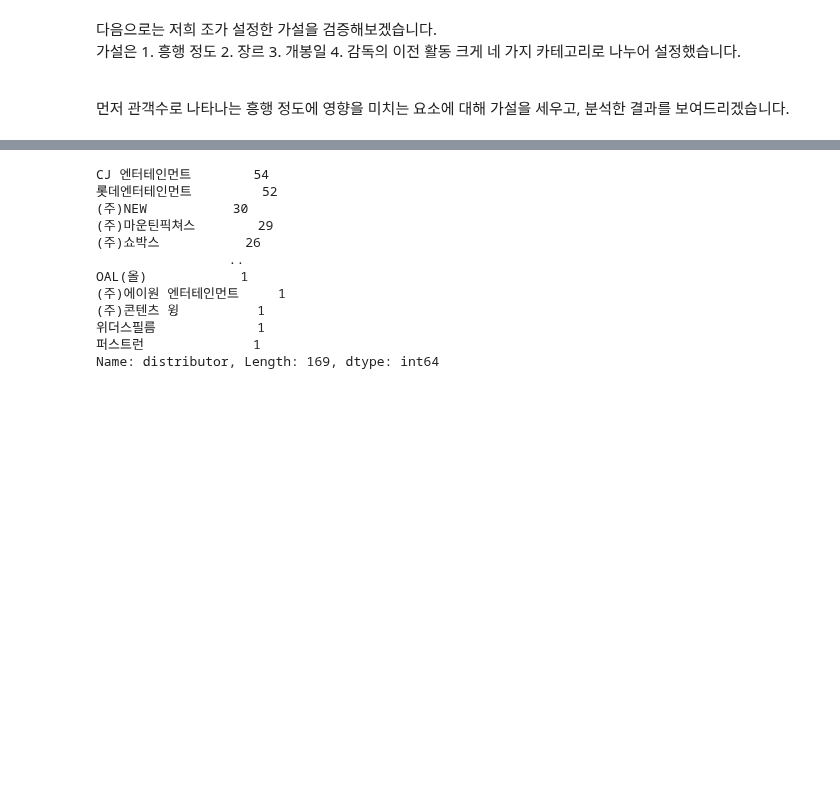
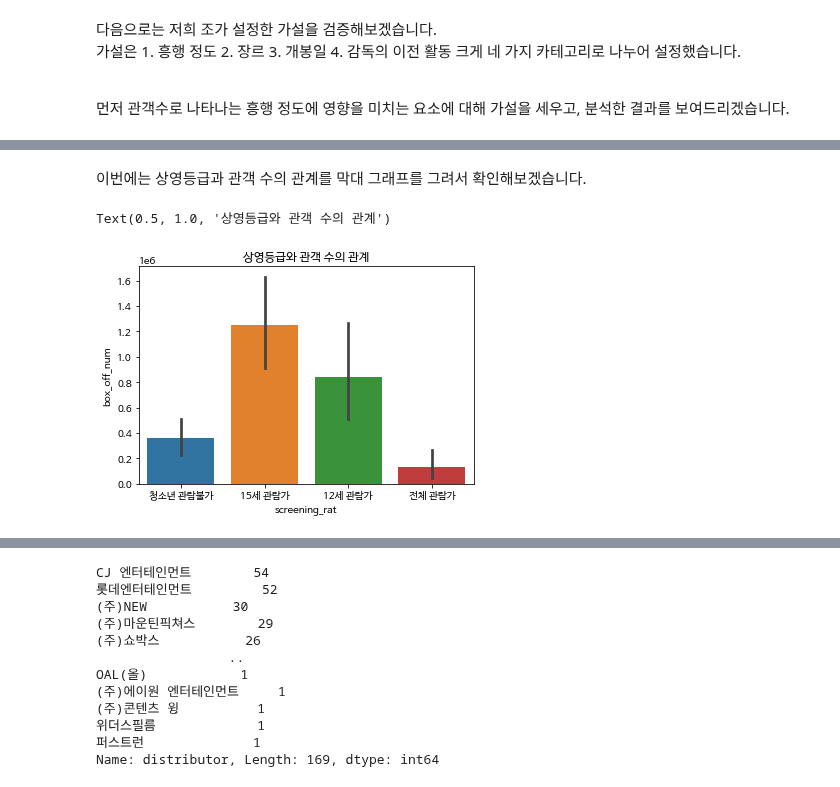
Before and after one commit to nyoons/ESAA, a Jupyter notebook: movies_train_YB_2조.ipynb, the cells around one changed output, grey strips where cells are left out. Saved outputs shown, nothing was run; the diff lists cells and outputs as text; code cells hidden in the pictures; blank space fills up the shorter version.

```diff
--- a/movies_train_YB_2조.ipynb
+++ b/movies_train_YB_2조.ipynb
@@ -207,0 +146,11 @@ axes=sns.scatterplot(x='genre', y='distributor', data=movies, alpha=0.3)
+# %% [markdown]
+이번에는 상영등급과 관객 수의 관계를 막대 그래프를 그려서 확인해보겠습니다.
+# %%
+fig=plt.figure()
+axes=fig.add_subplot(1,1,1)
+
+axes=sns.barplot(x='screening_rat', y='box_off_num', data=movies, order=['청소년 관람불가', '15세 관람가', '12세 관람가', '전체 관람가'])
+axes.set_title('상영등급와 관객 수의 관계')
+# %% [output]
+Text(0.5, 1.0, '상영등급와 관객 수의 관계')
+[figure, added]
```
Also changed, not shown: parts of 99 cells of this notebook.
